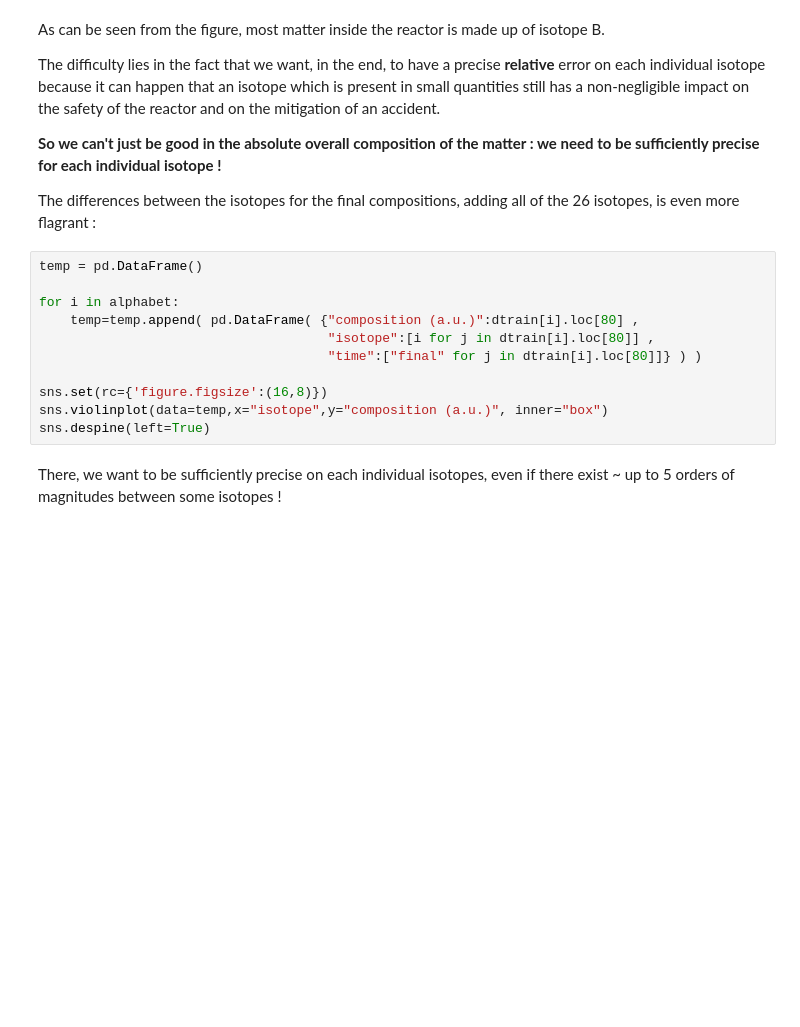
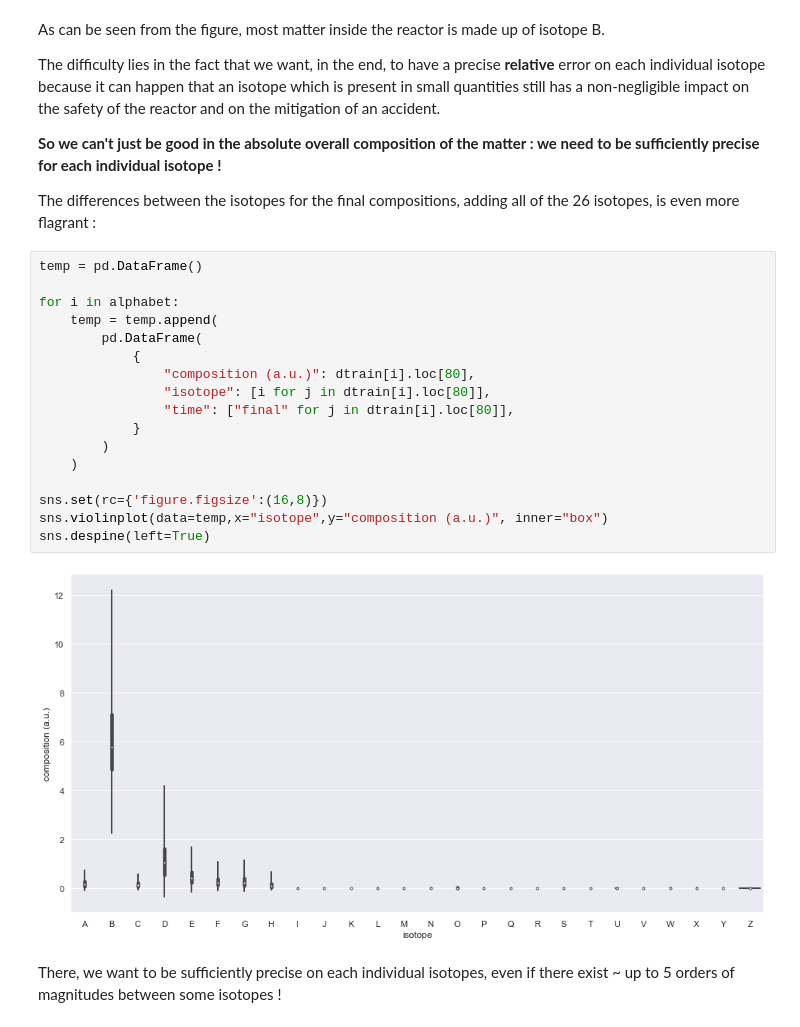
Before and after one commit to IRSN/nuclear_inventory_prediction, a Jupyter notebook: starting_kit.ipynb, the cells around one changed output. Saved outputs shown, nothing was run; the diff lists cells and outputs as text; blank space fills up the shorter version.

```diff
--- a/starting_kit.ipynb
+++ b/starting_kit.ipynb
@@ -203,14 +284,22 @@ The differences between the isotopes for the final compositions, adding all of t
 # %%
 temp = pd.DataFrame()
 
 for i in alphabet:
-    temp=temp.append( pd.DataFrame( {"composition (a.u.)":dtrain[i].loc[80] ,
-                                     "isotope":[i for j in dtrain[i].loc[80]] ,
-                                     "time":["final" for j in dtrain[i].loc[80]]} ) )
+    temp = temp.append(
+        pd.DataFrame(
+            {
+                "composition (a.u.)": dtrain[i].loc[80],
+                "isotope": [i for j in dtrain[i].loc[80]],
+                "time": ["final" for j in dtrain[i].loc[80]],
+            }
+        )
+    )
 
 sns.set(rc={'figure.figsize':(16,8)})
 sns.violinplot(data=temp,x="isotope",y="composition (a.u.)", inner="box")
 sns.despine(left=True)
+# %% [output]
+[figure, added]
 # %% [markdown]
 There, we want to be sufficiently precise on each individual isotopes, even if there exist ~ up to 5 orders of magnitudes between some isotopes !
 # %%
```
Also changed, not shown: parts of 34 cells of this notebook.
